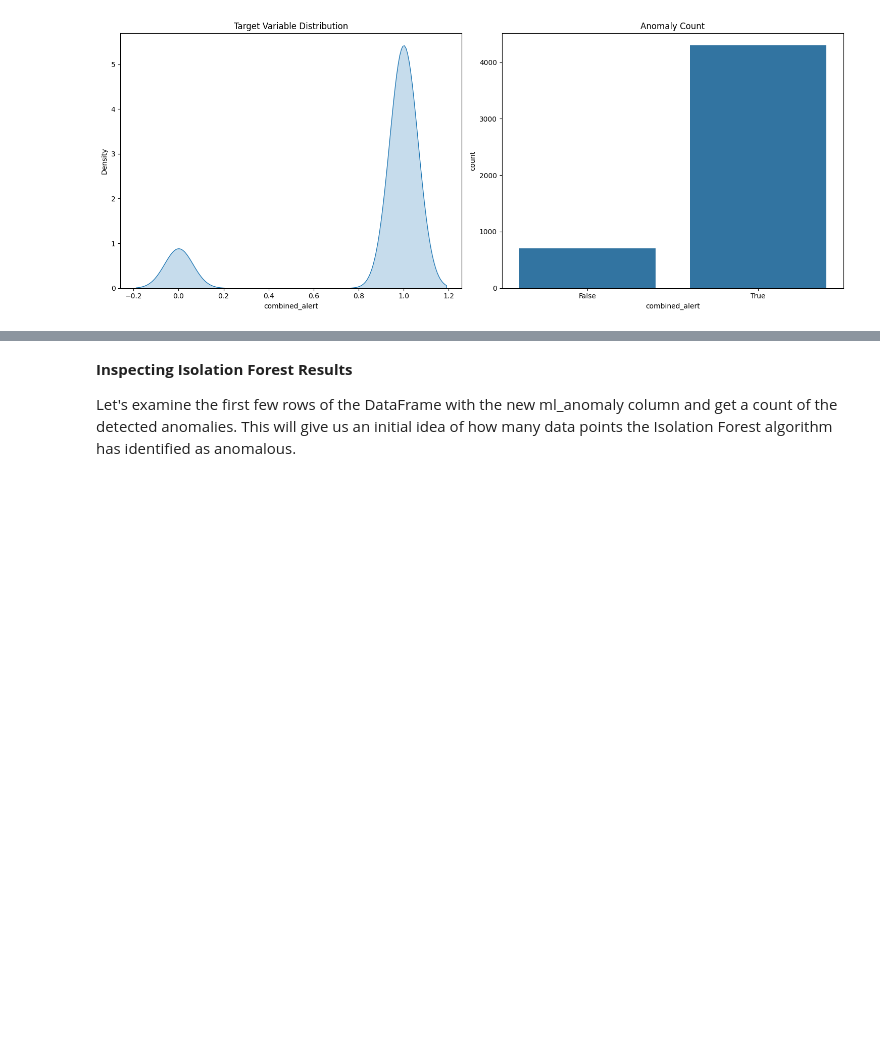
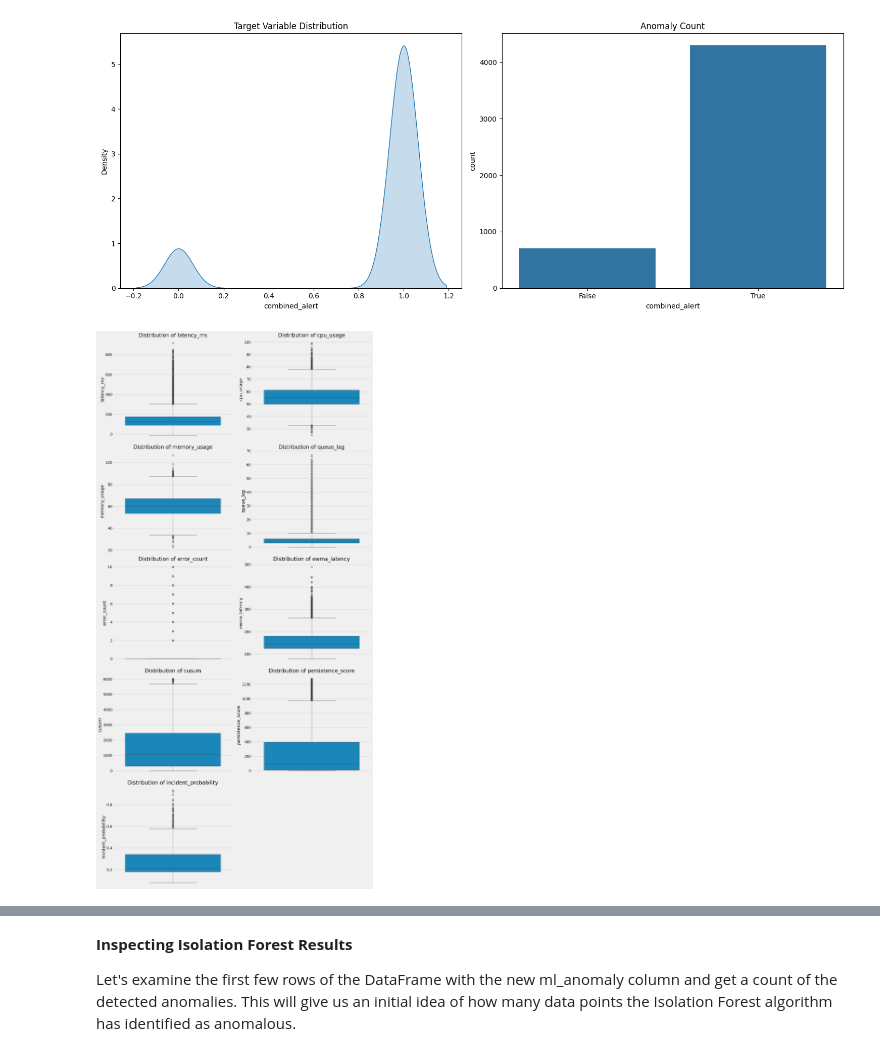
Before and after one commit to shubhiv02-learner/banking-log-anomaly-detection, a Jupyter notebook: notebooks/SentinelIQ.ipynb, the cells around one changed output, grey strips where cells are left out. Drawn from its saved outputs; the diff is of its cells as text; code cells hidden in the pictures; blank space fills up the shorter version.

```diff
--- a/notebooks/SentinelIQ.ipynb
+++ b/notebooks/SentinelIQ.ipynb
@@ -1055,3 +1055,38 @@ plt.savefig("KDE_Count_Plot.png", bbox_inches="tight")
 plt.close()  # Closes the plot window to save memory
 # %% [output]
 [figure]
+# %%
+import matplotlib.pyplot as plt
+import seaborn as sns
+
+# Set a style for all plots in this cell
+plt.style.use("fivethirtyeight")
+
+# Assume numerical_columns is defined from a previous cell. If not, re-define it here:
+numerical_columns = df.select_dtypes(include=['float64', 'int64']).columns
+
+# Calculate the number of rows and columns for the subplots
+num_cols_for_plot = 2 # Number of charts per row
+num_rows_for_plot = (len(numerical_columns) + num_cols_for_plot - 1) // num_cols_for_plot
+
+fig, axes = plt.subplots(num_rows_for_plot, num_cols_for_plot, figsize=(15, 6 * num_rows_for_plot))
+axes = axes.flatten() # Flatten the array of axes for easy iteration
+
+for i, col in enumerate(numerical_columns):
+    # Create the boxplot vertically on the current subplot
+    sns.boxplot(y=df[col], ax=axes[i])
+    axes[i].set_title(f'Distribution of {col}')
+    axes[i].set_ylabel(col) # Set y-label as it's a vertical boxplot
+
+# Hide any unused subplots if the number of numerical columns is not a perfect multiple of num_cols_for_plot
+for j in range(i + 1, len(axes)):
+    fig.delaxes(axes[j])
+
+plt.tight_layout() # Adjust layout to prevent overlap
+plt.show()
+
+# Save the entire figure
+plt.savefig("box_plots_all_numerical.png", bbox_inches="tight")
+plt.close() # Closes the plot window to save memory
+# %% [output]
+[figure, added]
```
Also changed, not shown: parts of 16 cells of this notebook.
